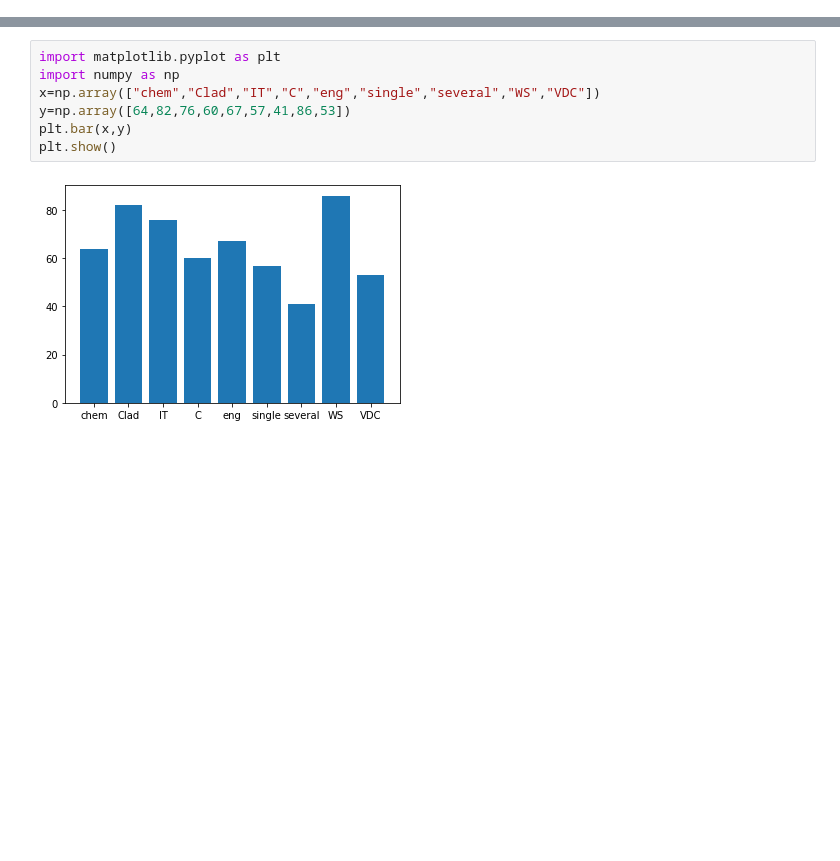
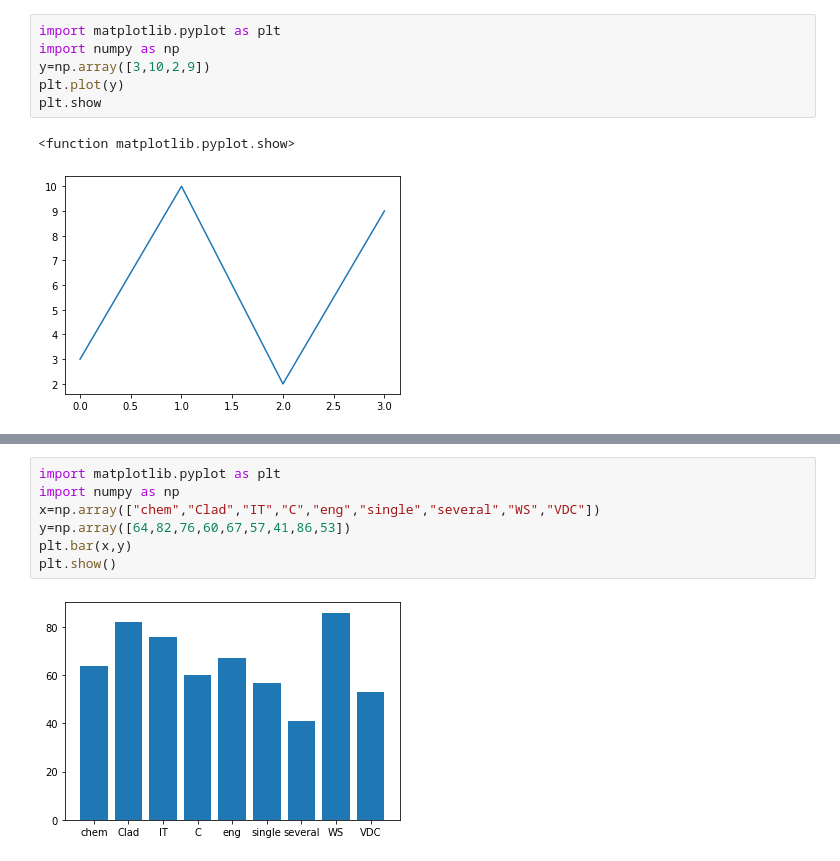
Before and after one commit to Rakshithauppu/python-programs, a Jupyter notebook: matplotlib.ipynb, the cells around one changed output, grey strips where cells are left out. Cells and saved outputs as stored; diff of their text form; blank space fills up the shorter version.

```diff
--- a/matplotlib.ipynb
+++ b/matplotlib.ipynb
@@ -2,0 +33,9 @@
+# %%
+import matplotlib.pyplot as plt
+import numpy as np
+y=np.array([3,10,2,9])
+plt.plot(y)
+plt.show
+# %% [output]
+<function matplotlib.pyplot.show>
+[figure, added]
```
Also changed, not shown: parts of 12 cells of this notebook.
